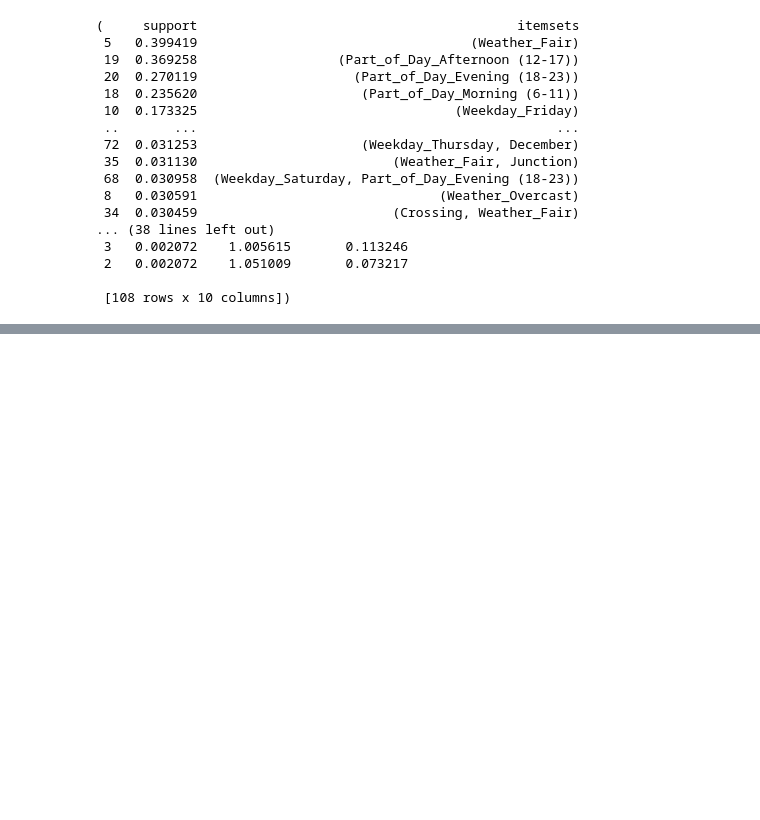
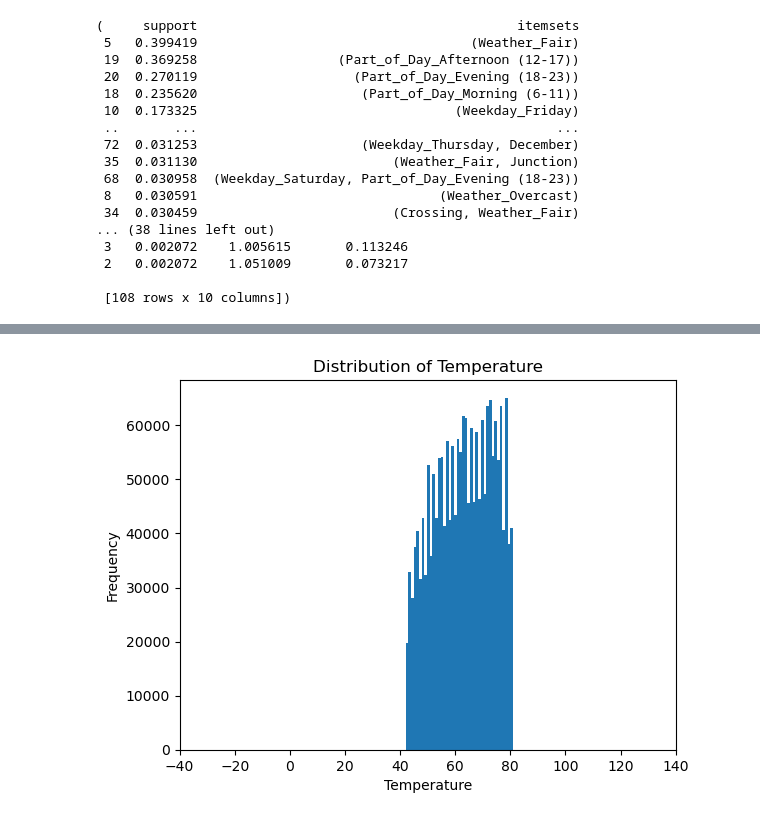
Before and after one commit to AbolfazlAAnsari/Transportaion-Pipline, a Jupyter notebook: Large_Apriori.ipynb, the cells around one changed output, grey strips where cells are left out. Saved outputs shown, nothing was run; the diff lists cells and outputs as text; code cells hidden in the pictures; blank space fills up the shorter version.

```diff
--- a/Large_Apriori.ipynb
+++ b/Large_Apriori.ipynb
@@ -962,0 +1269,11 @@ dumb_rules_result.to_csv('dumb_rules_result.csv', index=False)
+# %%
+# Assuming your dataframe is named 'df'
+
+# Selecting the columns you want to keep
+selected_columns = ['Temperature(F)', 'Wind_Chill(F)', 'Humidity(%)', 'Pressure(in)', 'Wind_Speed(mph)']
+df_selected = df[selected_columns]
+
+
+
+# Printing the final dataframe
+df_selected
@@ -962,0 +1309,17 @@ dumb_rules_result.to_csv('dumb_rules_result.csv', index=False)
+# %%
+import pandas as pd
+
+# Assuming your dataframe is named 'df'
+
+# Columns you want to process
+columns_to_process = ['Temperature(F)', 'Wind_Chill(F)', 'Humidity(%)', 'Pressure(in)', 'Wind_Speed(mph)']
+
+# Calculate the number of rows to exclude from each end
+exclude_rows = int(0.15 * df_selected.shape[0])
+
+# Exclude data from both ends for all columns
+df_sorted = df_selected.sort_values(by=columns_to_process)
+df_no_edges = df_sorted.iloc[exclude_rows:-exclude_rows]
+
+# Resulting dataframe with edges excluded
+df_no_edges
@@ -962,0 +1355,16 @@ dumb_rules_result.to_csv('dumb_rules_result.csv', index=False)
+# %%
+# Analys best cuts for features
+# Temperature(F)
+
+temperature_data = df_no_edges['Temperature(F)']
+
+# Plot distribution
+plt.hist(temperature_data, bins=40)
+plt.xlabel('Temperature')
+plt.ylabel('Frequency')
+plt.xlim(-40,140)
+plt.title('Distribution of Temperature')
+plt.savefig('Distribution of Temperature')
+# 50, 90
+# %% [output]
+[figure, added]
```
Also changed, not shown: parts of 40 cells of this notebook, 57 other files.
